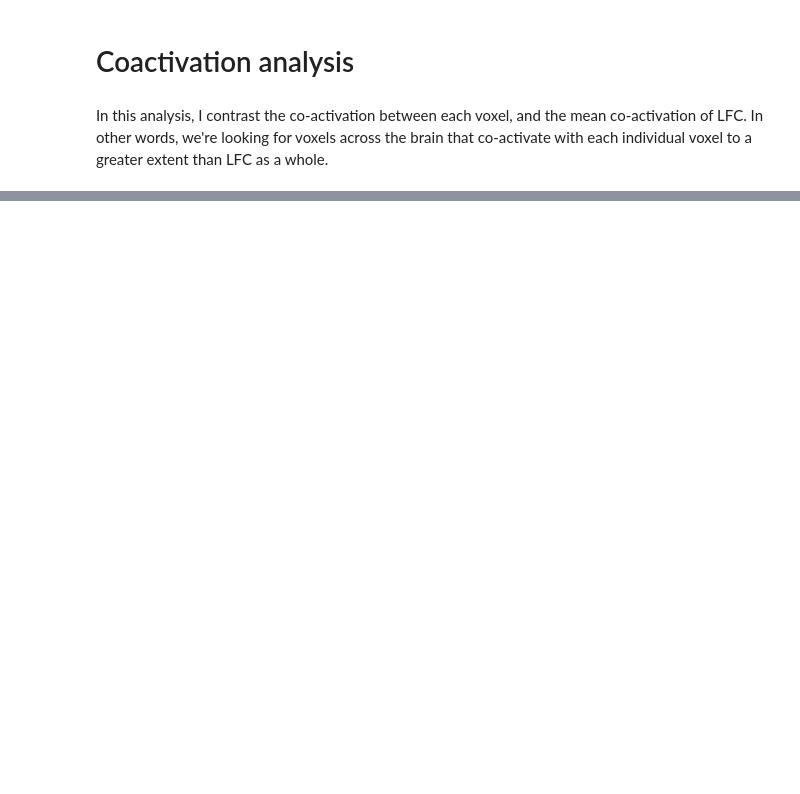
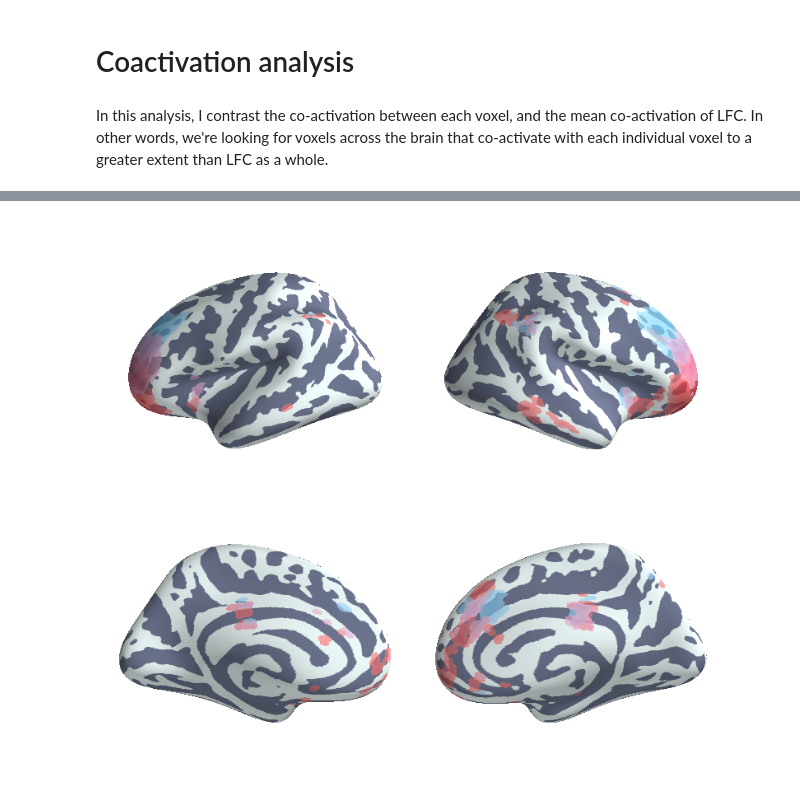
Before and after one commit to adelavega/neurosynth-lfc, a Jupyter notebook: Coactivation.ipynb, the cells around one changed output, grey strips where cells are left out. Cells and saved outputs as stored; diff of their text form; code cells hidden in the pictures; blank space fills up the shorter version.

```diff
--- a/Coactivation.ipynb
+++ b/Coactivation.ipynb
@@ -21,0 +66,4 @@ KeyError: 'pFgA_z_FDR_0.01'
+# %%
+Image('plots/rostral_FPN_coactivation.png')
+# %% [output]
+[figure, added]
```
Also changed, not shown: parts of 18 cells of this notebook, 10 other files.
